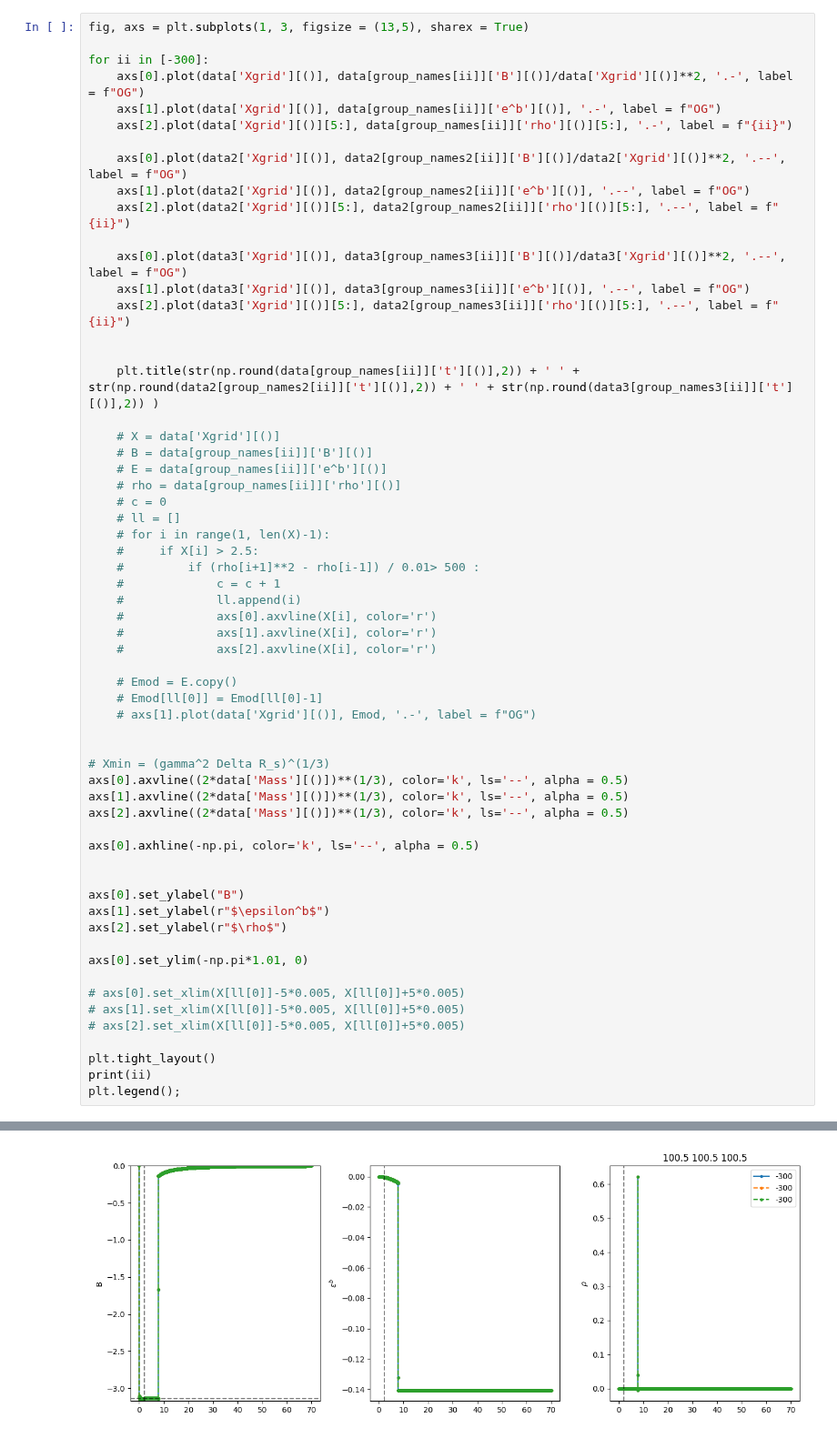
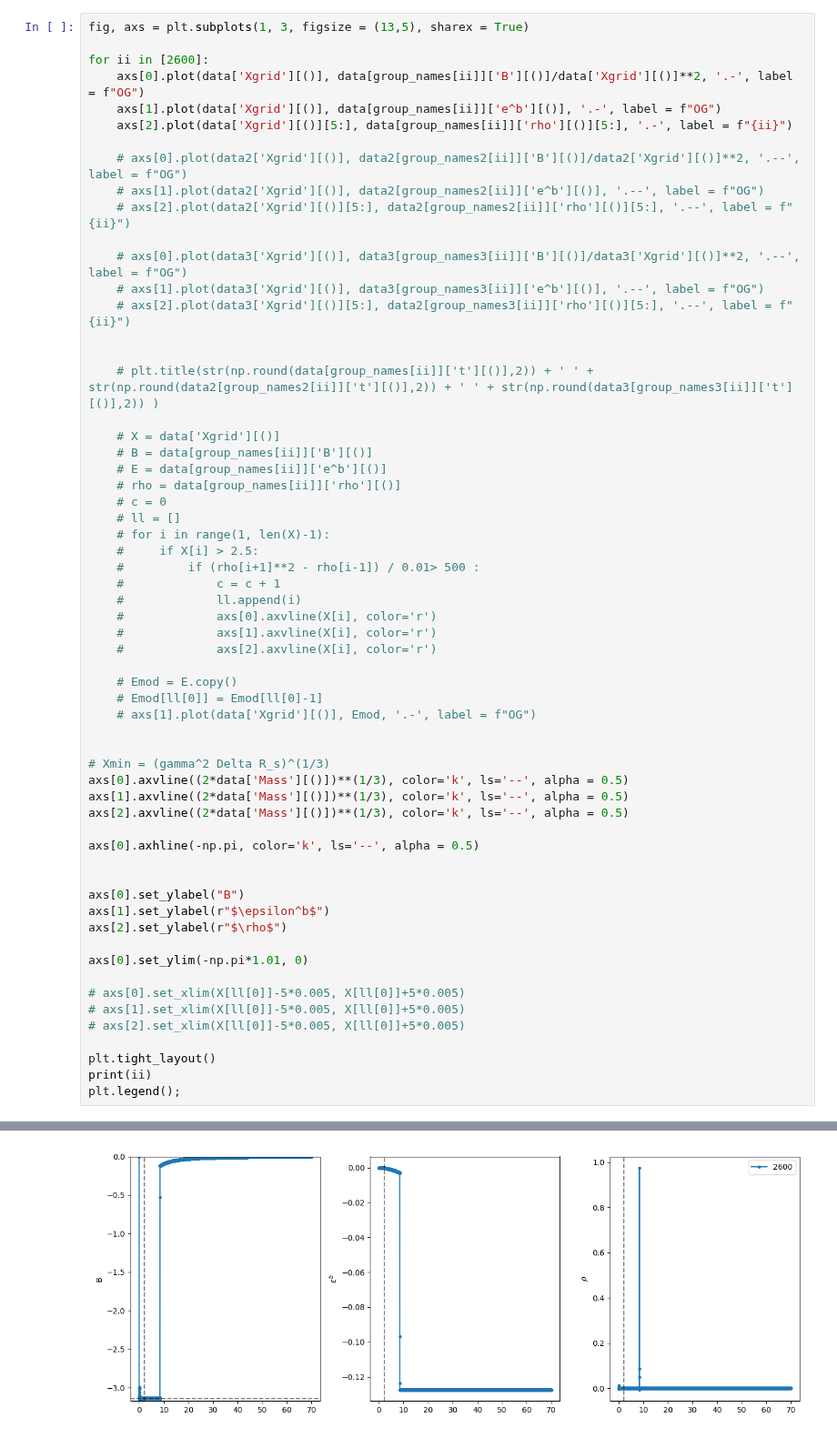
Before and after one commit to LoreCip/LQG-BH-Collapse, a Jupyter notebook: PostProcessing/visual.ipynb, the cells around one changed output, grey strips where cells are left out. Shown at 91% size. Saved outputs shown, nothing was run; the diff lists cells and outputs as text.

```diff
--- a/PostProcessing/visual.ipynb
+++ b/PostProcessing/visual.ipynb
@@ -51,21 +51,21 @@ group_names3 = sorted(group_names3, key=int)
 # %%
 fig, axs = plt.subplots(1, 3, figsize = (13,5), sharex = True)
 
-for ii in [-300]:
+for ii in [2600]:
     axs[0].plot(data['Xgrid'][()], data[group_names[ii]]['B'][()]/data['Xgrid'][()]**2, '.-', label = f"OG")
     axs[1].plot(data['Xgrid'][()], data[group_names[ii]]['e^b'][()], '.-', label = f"OG")
     axs[2].plot(data['Xgrid'][()][5:], data[group_names[ii]]['rho'][()][5:], '.-', label = f"{ii}")
 
-    axs[0].plot(data2['Xgrid'][()], data2[group_names2[ii]]['B'][()]/data2['Xgrid'][()]**2, '.--', label = f"OG")
-    axs[1].plot(data2['Xgrid'][()], data2[group_names2[ii]]['e^b'][()], '.--', label = f"OG")
-    axs[2].plot(data2['Xgrid'][()][5:], data2[group_names2[ii]]['rho'][()][5:], '.--', label = f"{ii}")
+    # axs[0].plot(data2['Xgrid'][()], data2[group_names2[ii]]['B'][()]/data2['Xgrid'][()]**2, '.--', label = f"OG")
+    # axs[1].plot(data2['Xgrid'][()], data2[group_names2[ii]]['e^b'][()], '.--', label = f"OG")
+    # axs[2].plot(data2['Xgrid'][()][5:], data2[group_names2[ii]]['rho'][()][5:], '.--', label = f"{ii}")
 
-    axs[0].plot(data3['Xgrid'][()], data3[group_names3[ii]]['B'][()]/data3['Xgrid'][()]**2, '.--', label = f"OG")
-    axs[1].plot(data3['Xgrid'][()], data3[group_names3[ii]]['e^b'][()], '.--', label = f"OG")
-    axs[2].plot(data3['Xgrid'][()][5:], data2[group_names3[ii]]['rho'][()][5:], '.--', label = f"{ii}")
+    # axs[0].plot(data3['Xgrid'][()], data3[group_names3[ii]]['B'][()]/data3['Xgrid'][()]**2, '.--', label = f"OG")
+    # axs[1].plot(data3['Xgrid'][()], data3[group_names3[ii]]['e^b'][()], '.--', label = f"OG")
+    # axs[2].plot(data3['Xgrid'][()][5:], data2[group_names3[ii]]['rho'][()][5:], '.--', label = f"{ii}")
 
 
-    plt.title(str(np.round(data[group_names[ii]]['t'][()],2)) + ' ' + str(np.round(data2[group_names2[ii]]['t'][()],2)) + ' ' + str(np.round(data3[group_names3[ii]]['t'][()],2)) )
+    # plt.title(str(np.round(data[group_names[ii]]['t'][()],2)) + ' ' + str(np.round(data2[group_names2[ii]]['t'][()],2)) + ' ' + str(np.round(data3[group_names3[ii]]['t'][()],2)) )
 
     # X = data['Xgrid'][()]
     # B = data[group_names[ii]]['B'][()]
@@ -113 +113 @@ plt.legend();
-[figure, old version]
+[figure, new version]
```
Also changed, not shown: parts of 2 cells of this notebook, 2 other files.
